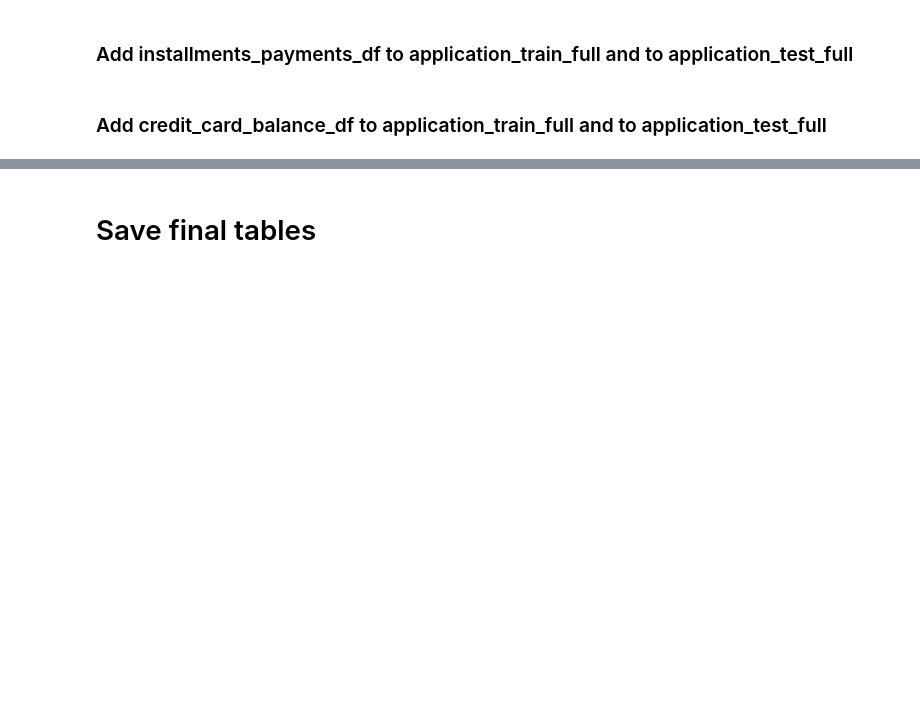
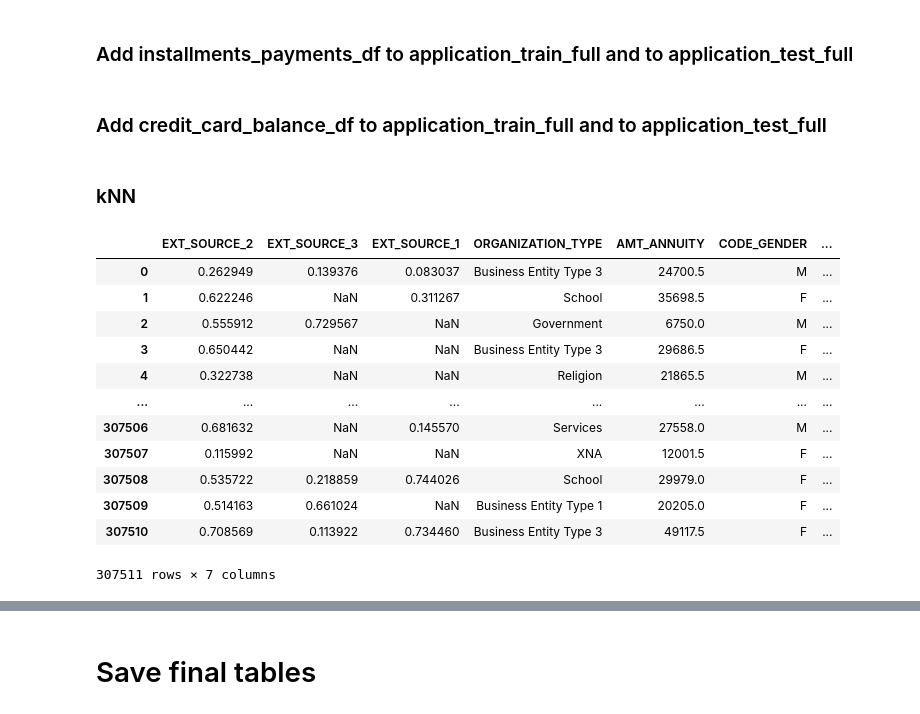
Before and after one commit to USL99/home-credit-default-risk, a Jupyter notebook: notebooks/03_feature_engineering.ipynb, the cells around one changed output, grey strips where cells are left out. Cells and saved outputs as stored; diff of their text form; code cells hidden in the pictures; blank space fills up the shorter version.

```diff
--- a/notebooks/03_feature_engineering.ipynb
+++ b/notebooks/03_feature_engineering.ipynb
@@ -2130,3 +1855,5 @@ application_test_full = (application_test_full.reset_index())
 # %%
 print("Train:", application_train_full.shape)
 print("Test:", application_test_full.shape)
+# %% [markdown]
+### kNN
@@ -2132,0 +1862,28 @@ print("Test:", application_test_full.shape)
+# %%
+feat_knn = [
+    "EXT_SOURCE_2",
+    "EXT_SOURCE_3",
+    "EXT_SOURCE_1",
+    "ORGANIZATION_TYPE",
+    # "BUREAU_MAX_DEBT_RATIO",
+    "AMT_ANNUITY",
+    "CODE_GENDER",
+    "AMT_GOODS_PRICE"
+]
+feat_knn_df = application_train_df[feat_knn]
+
+feat_knn_df
+# %% [output]
+|  | EXT_SOURCE_2 | EXT_SOURCE_3 | EXT_SOURCE_1 | ORGANIZATION_TYPE | AMT_ANNUITY | CODE_GENDER | ... |
+| 0 | 0.262949 | 0.139376 | 0.083037 | Business Entity Type 3 | 24700.5 | M | ... |
+| 1 | 0.622246 | NaN | 0.311267 | School | 35698.5 | F | ... |
+| 2 | 0.555912 | 0.729567 | NaN | Government | 6750.0 | M | ... |
+| 3 | 0.650442 | NaN | NaN | Business Entity Type 3 | 29686.5 | F | ... |
+| 4 | 0.322738 | NaN | NaN | Religion | 21865.5 | M | ... |
+| ... | ... | ... | ... | ... | ... | ... | ... |
+| 307506 | 0.681632 | NaN | 0.145570 | Services | 27558.0 | M | ... |
+| 307507 | 0.115992 | NaN | NaN | XNA | 12001.5 | F | ... |
+| 307508 | 0.535722 | 0.218859 | 0.744026 | School | 29979.0 | F | ... |
+| 307509 | 0.514163 | 0.661024 | NaN | Business Entity Type 1 | 20205.0 | F | ... |
+| 307510 | 0.708569 | 0.113922 | 0.734460 | Business Entity Type 3 | 49117.5 | F | ... |
+307511 rows × 7 columns
```
Also changed, not shown: parts of 47 cells of this notebook.
